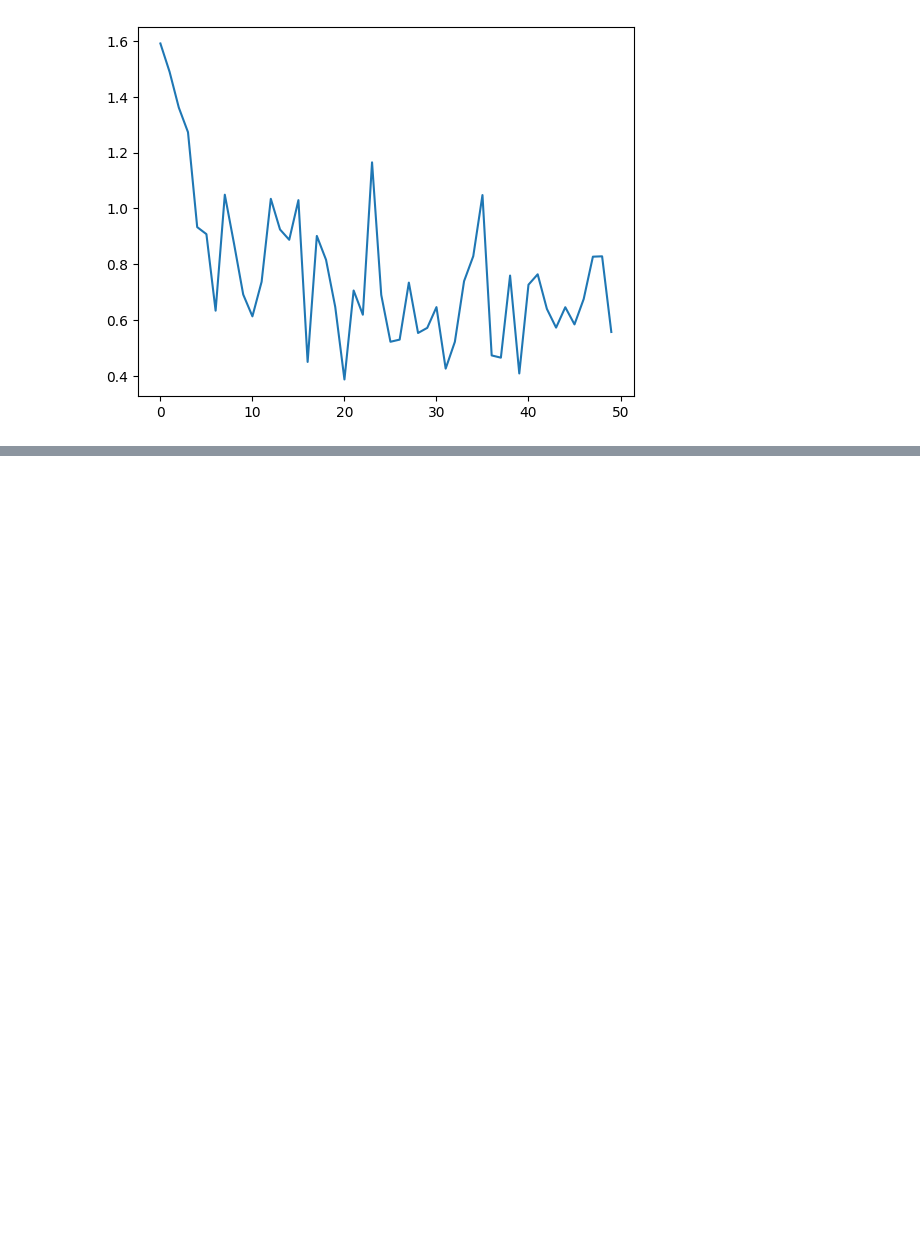
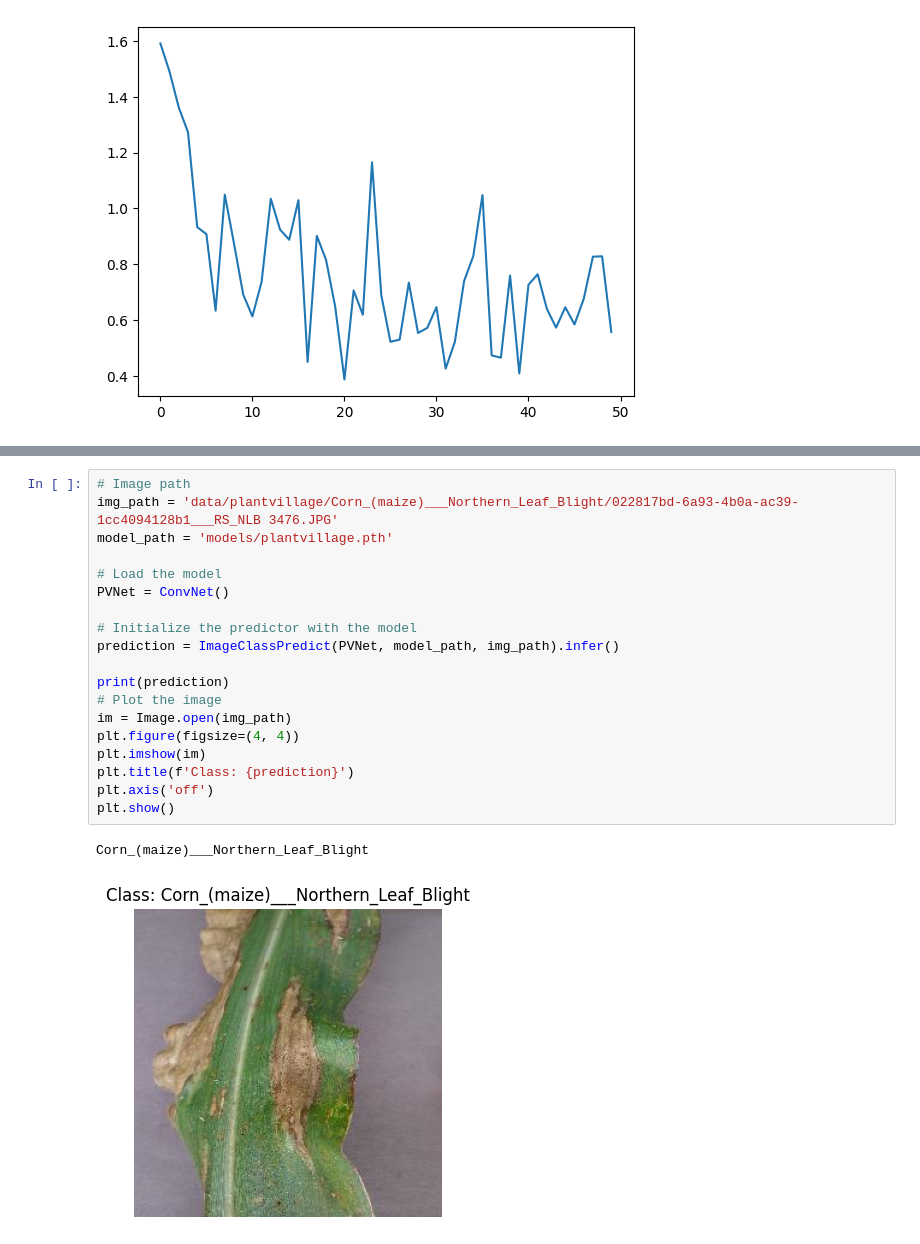
Before and after one commit to attahiruj/PlantVillageClassification, a Jupyter notebook: plantvillage-v2.ipynb, the cells around one changed output, grey strips where cells are left out. Cells and saved outputs as stored; diff of their text form; blank space fills up the shorter version.

```diff
--- a/plantvillage-v2.ipynb
+++ b/plantvillage-v2.ipynb
@@ -350,0 +373,22 @@ TypeError: ImageClassPredict.load_image() missing 1 required positional argument
+# %%
+# Image path
+img_path = 'data/plantvillage/Corn_(maize)___Northern_Leaf_Blight/022817bd-6a93-4b0a-ac39-1cc4094128b1___RS_NLB 3476.JPG'
+model_path = 'models/plantvillage.pth'
+
+# Load the model
+PVNet = ConvNet()
+
+# Initialize the predictor with the model
+prediction = ImageClassPredict(PVNet, model_path, img_path).infer()
+
+print(prediction)
+# Plot the image
+im = Image.open(img_path)
+plt.figure(figsize=(4, 4))
+plt.imshow(im)
+plt.title(f'Class: {prediction}')
+plt.axis('off')
+plt.show()
+# %% [output]
+Corn_(maize)___Northern_Leaf_Blight
+[figure, added]
```
Also changed, not shown: parts of 9 cells of this notebook, 2 other files.
